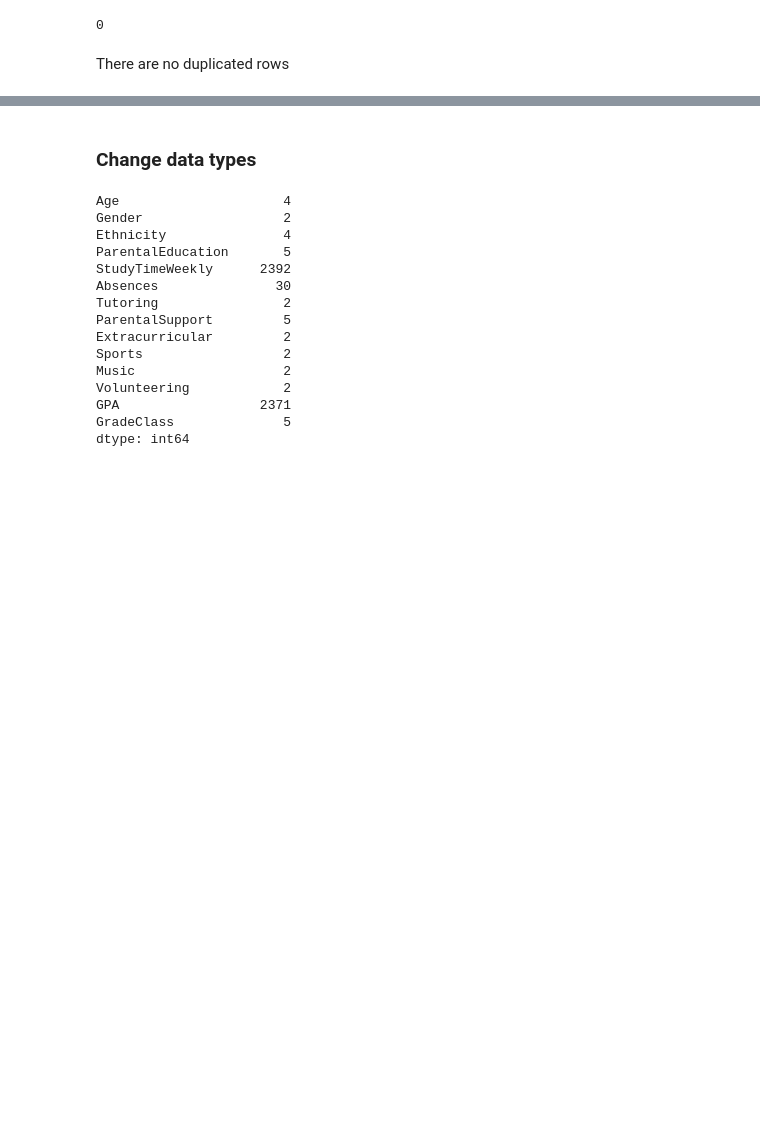
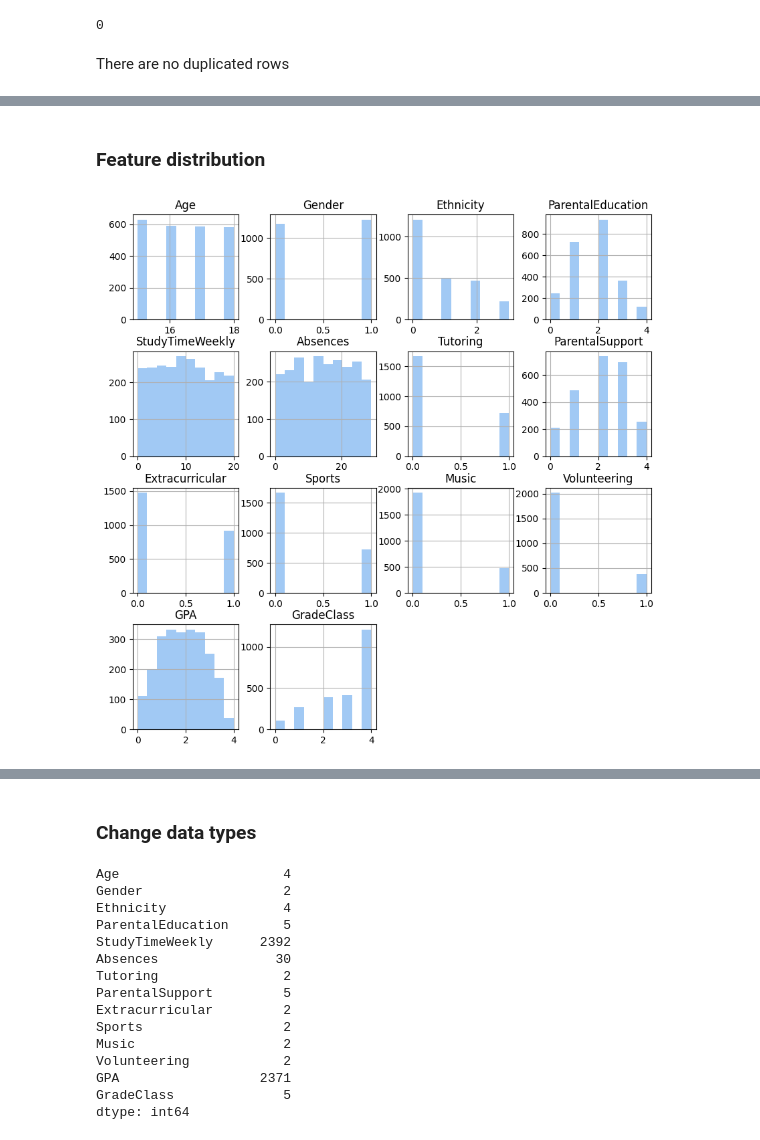
Before and after one commit to dstpnwska/StudentsPerformance, a Jupyter notebook: students-performance.ipynb, the cells around one changed output, grey strips where cells are left out. Cells and saved outputs as stored; diff of their text form; code cells hidden in the pictures; blank space fills up the shorter version.

Commit message:
Data preprocessing, visualization

```diff
--- a/students-performance.ipynb
+++ b/students-performance.ipynb
@@ -27,5 +36,5 @@ data.head(10)
 # %%
-del data['StudentID']
+data = data.drop(columns = 'StudentID')
 # %% [markdown]
 ### Missing values
 # %%
@@ -58,0 +82,2 @@ There are no duplicated rows
+# %% [markdown]
+### Feature distribution
@@ -58,0 +86,5 @@ There are no duplicated rows
+# %%
+data.hist(figsize = (10,10))
+plt.show()
+# %% [output]
+[figure, added]
```
Also changed, not shown: parts of 21 cells of this notebook.
